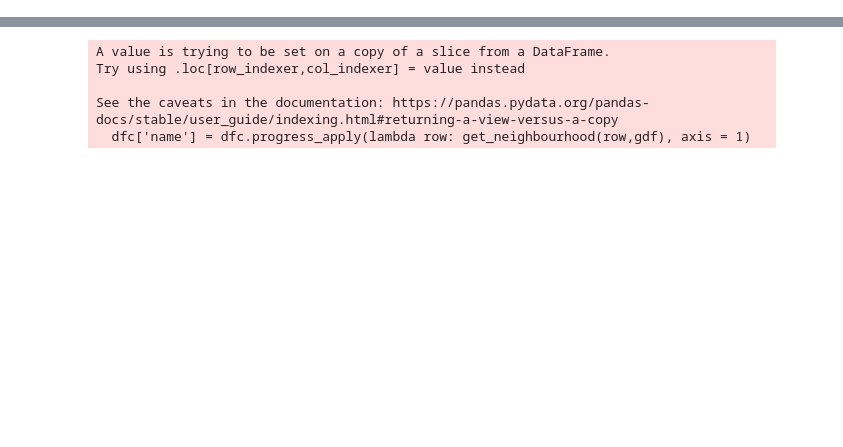
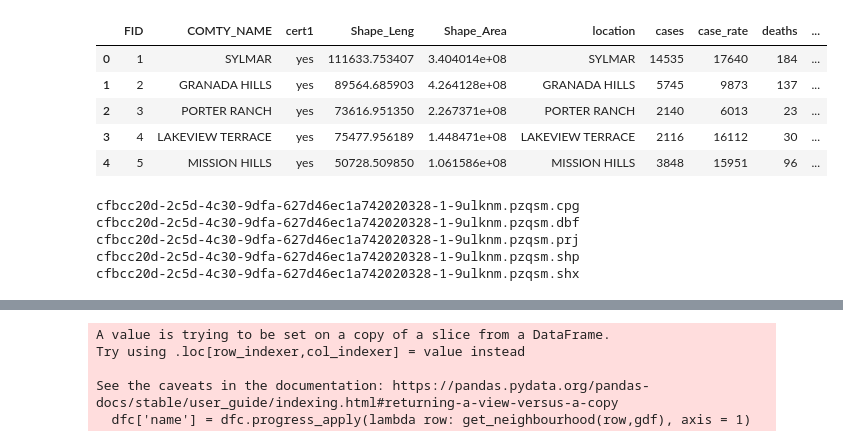
Before and after one commit to ida-j/big-data-econometrics, a Jupyter notebook: notebooks/Spatial data - visualization .ipynb, the cells around one changed output, grey strips where cells are left out. Saved outputs shown, nothing was run; the diff lists cells and outputs as text; code cells hidden in the pictures; blank space fills up the shorter version.

```diff
--- a/notebooks/Spatial data - visualization .ipynb
+++ b/notebooks/Spatial data - visualization .ipynb
@@ -34,3 +34,6 @@ def convert_columns_to_lowercase(df):
 # %%
 df_covid = pd.read_csv(data_path + 'COVID19_by_Neighborhood.csv')
 df_covid = convert_columns_to_lowercase(df_covid)
+# %%
+renameDict = {'CERT':'cert1'}
+df_covid = df_covid.rename(columns = renameDict)
@@ -37,3 +56,22 @@ df_covid = convert_columns_to_lowercase(df_covid)
+# %%
+df_covid.head()
+# %% [output]
+|  | FID | COMTY_NAME | cert1 | Shape_Leng | Shape_Area | location | cases | case_rate | deaths | ... |
+| 0 | 1 | SYLMAR | yes | 111633.753407 | 3.404014e+08 | SYLMAR | 14535 | 17640 | 184 | ... |
+| 1 | 2 | GRANADA HILLS | yes | 89564.685903 | 4.264128e+08 | GRANADA HILLS | 5745 | 9873 | 137 | ... |
+| 2 | 3 | PORTER RANCH | yes | 73616.951350 | 2.267371e+08 | PORTER RANCH | 2140 | 6013 | 23 | ... |
+| 3 | 4 | LAKEVIEW TERRACE | yes | 75477.956189 | 1.448471e+08 | LAKEVIEW TERRACE | 2116 | 16112 | 30 | ... |
+| 4 | 5 | MISSION HILLS | yes | 50728.509850 | 1.061586e+08 | MISSION HILLS | 3848 | 15951 | 96 | ... |
+# %%
+%%bash
+cd ../data/LA_Times_Neighborhood_Boundaries-shp
+ls
+# %% [output]
+cfbcc20d-2c5d-4c30-9dfa-627d46ec1a742020328-1-9ulknm.pzqsm.cpg
+cfbcc20d-2c5d-4c30-9dfa-627d46ec1a742020328-1-9ulknm.pzqsm.dbf
+cfbcc20d-2c5d-4c30-9dfa-627d46ec1a742020328-1-9ulknm.pzqsm.prj
+cfbcc20d-2c5d-4c30-9dfa-627d46ec1a742020328-1-9ulknm.pzqsm.shp
+cfbcc20d-2c5d-4c30-9dfa-627d46ec1a742020328-1-9ulknm.pzqsm.shx
 # %%
 gdf = gpd.read_file(data_path + 'LA_Times_Neighborhood_Boundaries-shp/cfbcc20d-2c5d-4c30-9dfa-627d46ec1a742020328-1-9ulknm.pzqsm.shp')
 gdf = convert_columns_to_lowercase(gdf)
```
Also changed, not shown: parts of 16 cells of this notebook.
